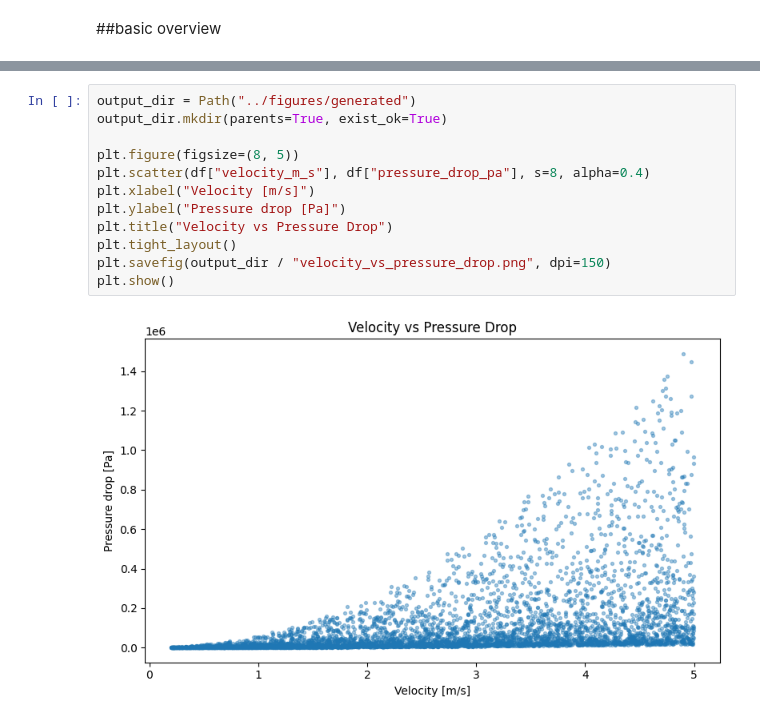
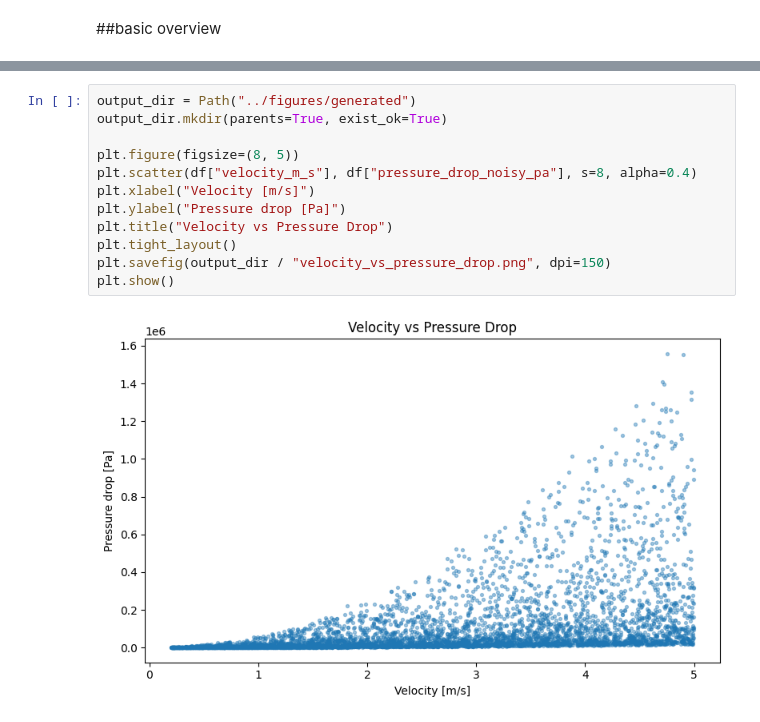
Before and after one commit to moeybek/pressure-drop-ml, a Jupyter notebook: notebooks/01_data_exploration.ipynb, the cells around one changed output, grey strips where cells are left out. Drawn from its saved outputs; the diff is of its cells as text.

```diff
--- a/notebooks/01_data_exploration.ipynb
+++ b/notebooks/01_data_exploration.ipynb
@@ -111,14 +123,14 @@ plt.show()
 # %%
 output_dir = Path("../figures/generated")
 output_dir.mkdir(parents=True, exist_ok=True)
 
 plt.figure(figsize=(8, 5))
-plt.scatter(df["velocity_m_s"], df["pressure_drop_pa"], s=8, alpha=0.4)
+plt.scatter(df["velocity_m_s"], df["pressure_drop_noisy_pa"], s=8, alpha=0.4)
 plt.xlabel("Velocity [m/s]")
 plt.ylabel("Pressure drop [Pa]")
 plt.title("Velocity vs Pressure Drop")
 plt.tight_layout()
 plt.savefig(output_dir / "velocity_vs_pressure_drop.png", dpi=150)
 plt.show()
 # %% [output]
-[figure, old version]
+[figure, new version]
```
Also changed, not shown: parts of 9 cells of this notebook, 4 other files.
